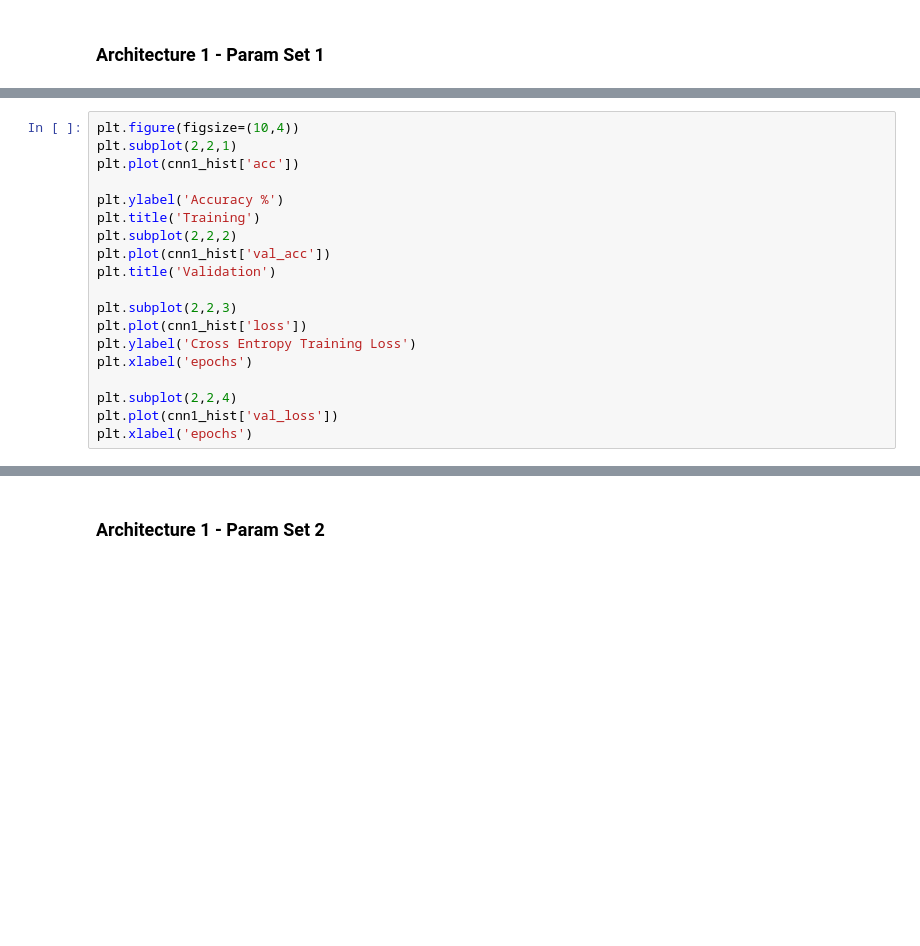
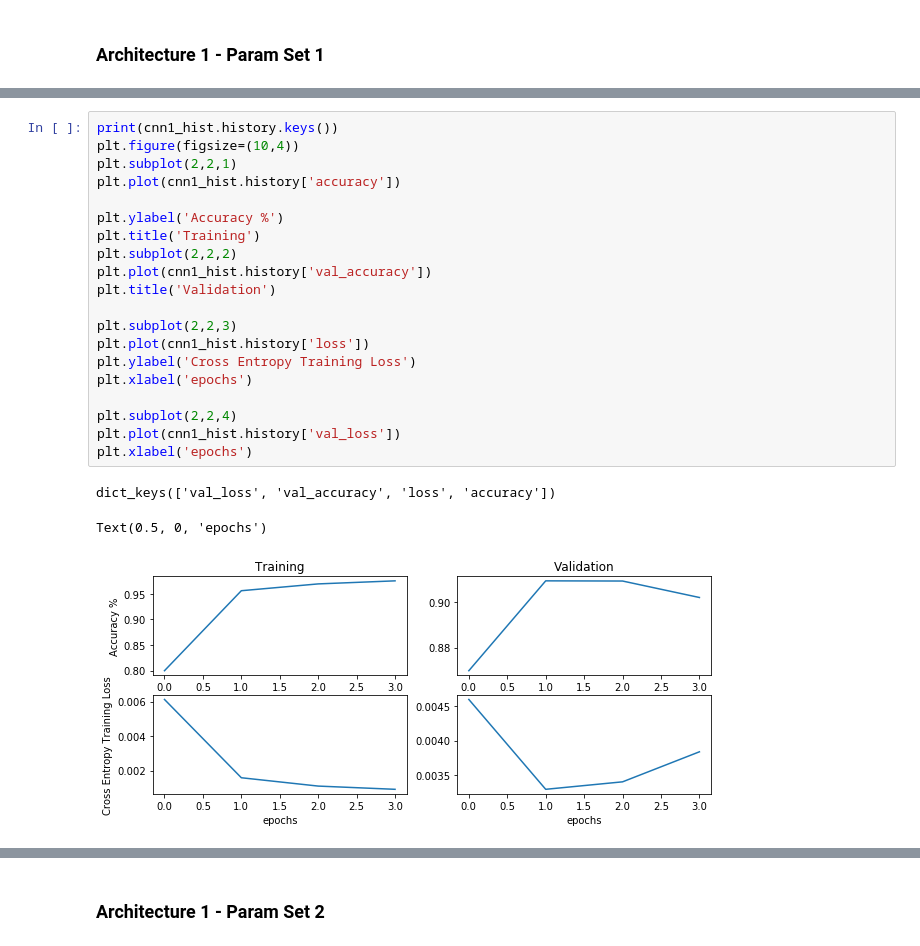
Before and after one commit to liamlows/CS5324-ML_Python, a Jupyter notebook: Lab6/Lab6-init.ipynb, the cells around one changed output, grey strips where cells are left out. Drawn from its saved outputs; the diff is of its cells as text; blank space fills up the shorter version.

```diff
--- a/Lab6/Lab6-init.ipynb
+++ b/Lab6/Lab6-init.ipynb
@@ -245,22 +237,27 @@ cnn1_hist = cnn1.fit(X_train_tr, y_train_ohe_tr,
 # %%
+print(cnn1_hist.history.keys())
 plt.figure(figsize=(10,4))
 plt.subplot(2,2,1)
-plt.plot(cnn1_hist['acc'])
+plt.plot(cnn1_hist.history['accuracy'])
 
 plt.ylabel('Accuracy %')
 plt.title('Training')
 plt.subplot(2,2,2)
-plt.plot(cnn1_hist['val_acc'])
+plt.plot(cnn1_hist.history['val_accuracy'])
 plt.title('Validation')
 
 plt.subplot(2,2,3)
-plt.plot(cnn1_hist['loss'])
+plt.plot(cnn1_hist.history['loss'])
 plt.ylabel('Cross Entropy Training Loss')
 plt.xlabel('epochs')
 
 plt.subplot(2,2,4)
-plt.plot(cnn1_hist['val_loss'])
+plt.plot(cnn1_hist.history['val_loss'])
 plt.xlabel('epochs')
+# %% [output]
+dict_keys(['val_loss', 'val_accuracy', 'loss', 'accuracy'])
+Text(0.5, 0, 'epochs')
+[figure, added]
 # %%
 cnn_heatmap(cnn1,X_test_tr,y_test_tr)
 # %% [output]
```
Also changed, not shown: parts of 28 cells of this notebook.
